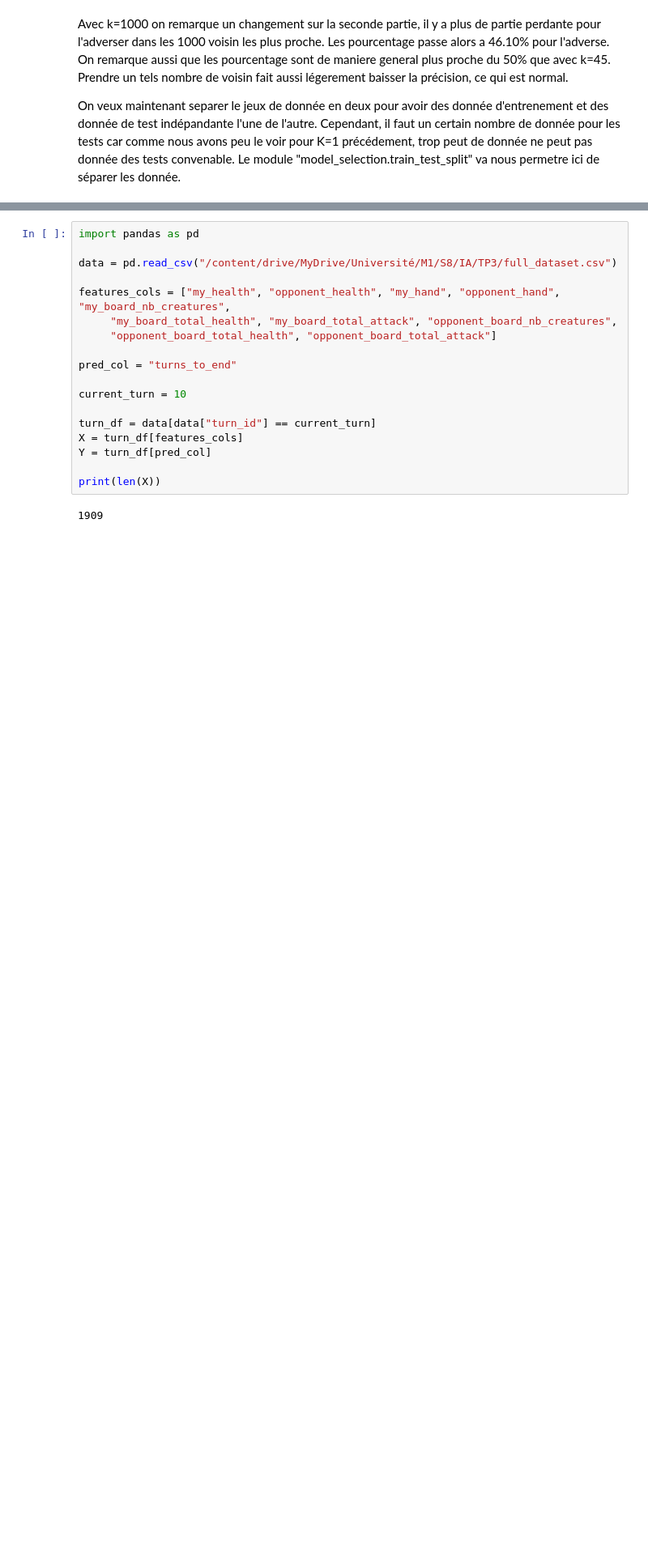
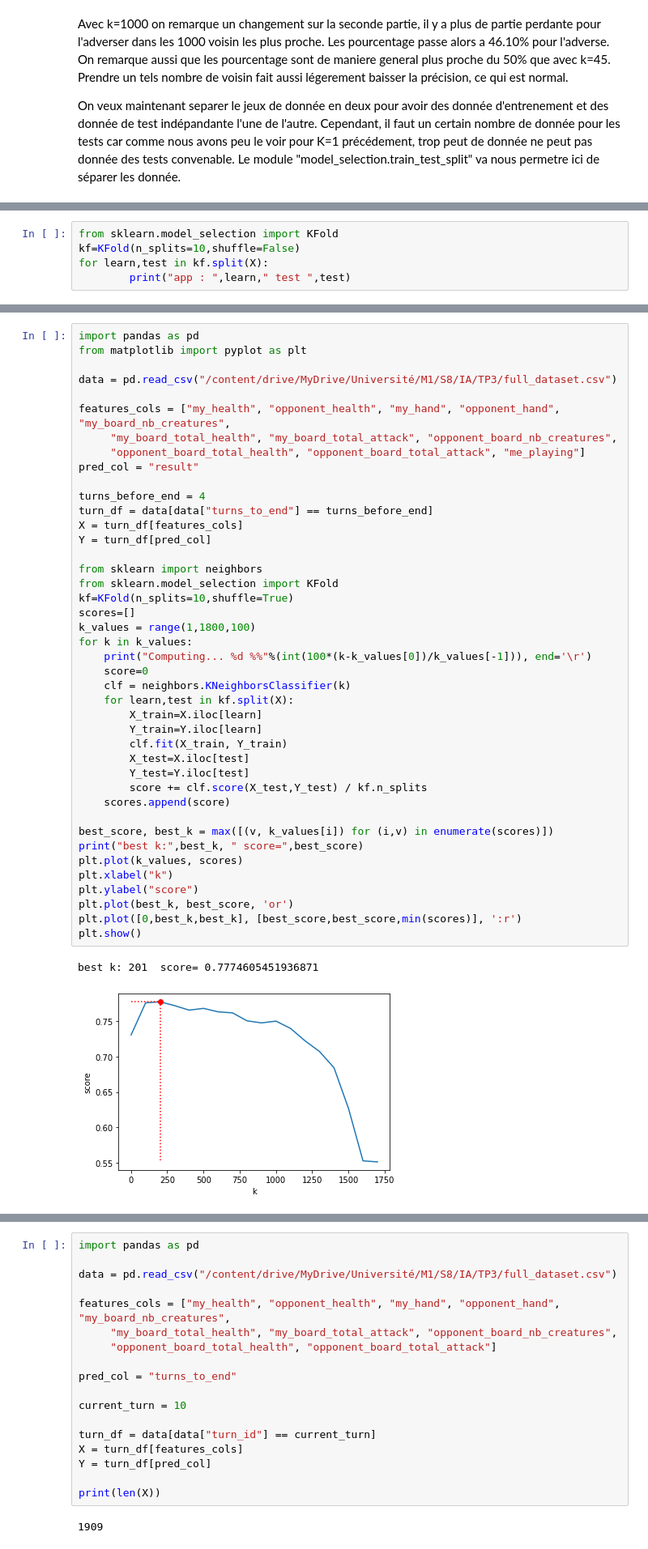
Before and after one commit to Thomas-Guibert/AI-TP3, a Jupyter notebook: AI_TP3.ipynb, the cells around one changed output, grey strips where cells are left out. Shown: that part at 81% size. Cells and saved outputs as stored; diff of their text form; blank space fills up the shorter version.

```diff
--- a/AI_TP3.ipynb
+++ b/AI_TP3.ipynb
@@ -466,0 +517,5 @@ app :  [   0    1    2 ... 2046 2047 2048]  test  [   5   24   27   45   46   54
+# %%
+from sklearn.model_selection import KFold
+kf=KFold(n_splits=10,shuffle=False)
+for learn,test in kf.split(X):
+        print("app : ",learn," test ",test)
@@ -515,0 +592,45 @@ best k: 55  score= 0.7823218555714968
+# %%
+import pandas as pd
+from matplotlib import pyplot as plt
+
+data = pd.read_csv("/content/drive/MyDrive/Université/M1/S8/IA/TP3/full_dataset.csv")
+
+features_cols = ["my_health", "opponent_health", "my_hand", "opponent_hand", "my_board_nb_creatures",
+     "my_board_total_health", "my_board_total_attack", "opponent_board_nb_creatures",
+     "opponent_board_total_health", "opponent_board_total_attack", "me_playing"]
+pred_col = "result"
+
+turns_before_end = 4
+turn_df = data[data["turns_to_end"] == turns_before_end]
+X = turn_df[features_cols]
+Y = turn_df[pred_col]
+
+from sklearn import neighbors
+from sklearn.model_selection import KFold
+kf=KFold(n_splits=10,shuffle=True)
+scores=[]
+k_values = range(1,1800,100)
+for k in k_values:
+    print("Computing... %d %%"%(int(100*(k-k_values[0])/k_values[-1])), end='\r')
+    score=0
+    clf = neighbors.KNeighborsClassifier(k)
+    for learn,test in kf.split(X):
+        X_train=X.iloc[learn]
+        Y_train=Y.iloc[learn]
+        clf.fit(X_train, Y_train)
+        X_test=X.iloc[test]
+        Y_test=Y.iloc[test]
+        score += clf.score(X_test,Y_test) / kf.n_splits
+    scores.append(score)
+
+best_score, best_k = max([(v, k_values[i]) for (i,v) in enumerate(scores)])
+print("best k:",best_k, " score=",best_score)
+plt.plot(k_values, scores)
+plt.xlabel("k")
+plt.ylabel("score")
+plt.plot(best_k, best_score, 'or')
+plt.plot([0,best_k,best_k], [best_score,best_score,min(scores)], ':r')
+plt.show()
+# %% [output]
+best k: 201  score= 0.7774605451936871
+[figure, added]
```
Also changed, not shown: parts of 26 cells of this notebook.
